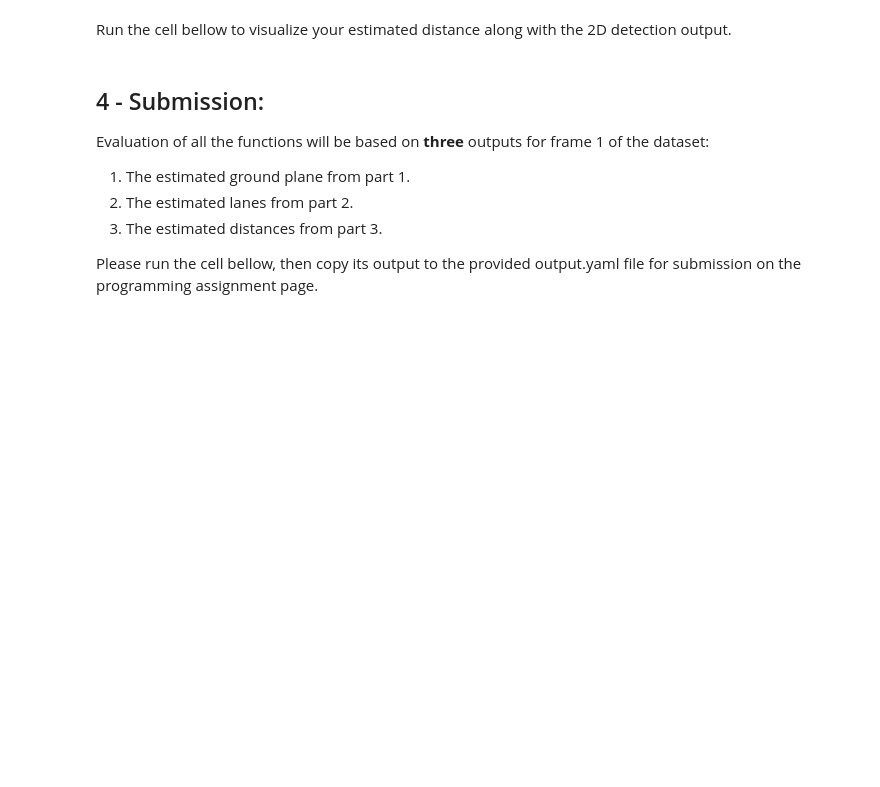
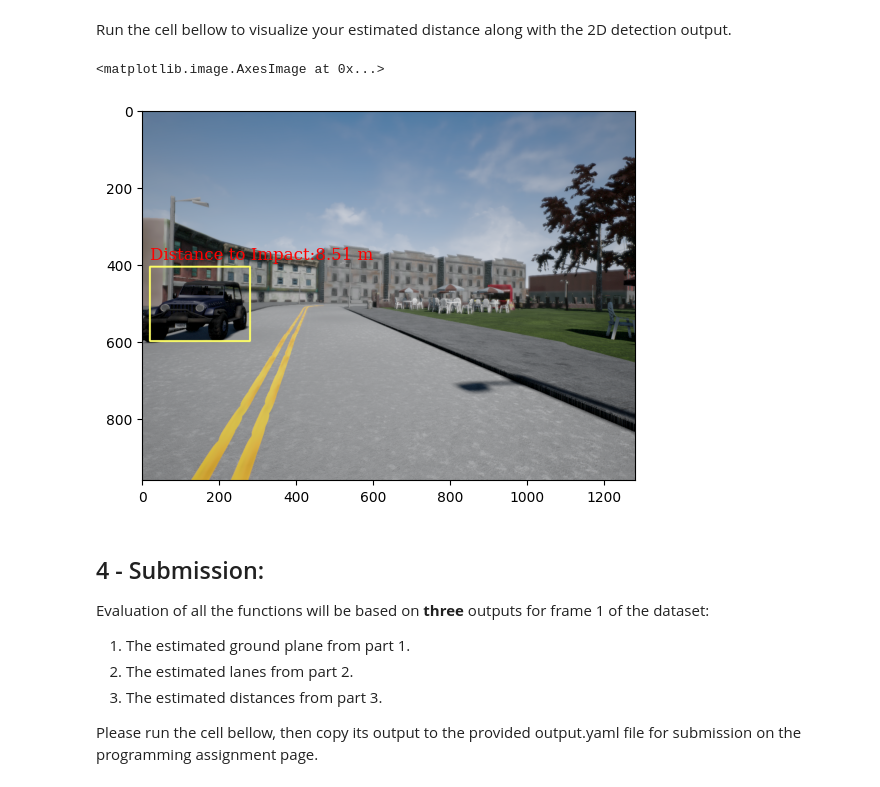
Before and after one commit to QuangMDoan/controller2d-nix, a Jupyter notebook: course3/module6/EnvironmentPerceptionv1.ipynb, the cells around one changed output. Saved outputs shown, nothing was run; the diff lists cells and outputs as text; code cells hidden in the pictures; blank space fills up the shorter version.

```diff
--- a/course3/module6/EnvironmentPerceptionv1.ipynb
+++ b/course3/module6/EnvironmentPerceptionv1.ipynb
@@ -675,10 +751,13 @@ The final task for this assessment is to estimate the minimum distance to every
 1. Compute the distance to the camera center using the x,y,z arrays from  part I. This can be done according to the equation: $ distance = \sqrt{x^2 + y^2 + z^2}$.
 2. Find the value of the minimum distance of all pixels inside the bounding box.
 # %%
-# Graded Function: find_min_distance_to_detection:
+# Compute the minimum distance to impact between every object in x, y, z tensors to center of camera (0, 0, 0)
+# 1. Compute the distance to the camera center using the x,y,z arrays.
+#       This can be done according to the equation: distance = sqrt{x^2 + y^2 + z^2}
+# 2. Find the value of the minimum distance of all pixels inside the bounding box
 def find_min_distance_to_detection(detections, x, y, z):
     """
-    Filter 2D detection output based on a semantic segmentation map.
+    Compute the minimum distance to impact between every object in x, y, z tensors to center of camera.
 
     Arguments:
     detections -- tensor of dimension (N, 5) containing detections in the form of [Class, x_min, y_min, x_max, y_max, score].
@@ -686,18 +765,30 @@ def find_min_distance_to_detection(detections, x, y, z):
     x -- tensor of dimension (H, W) containing the x coordinates of every pixel in the camera coordinate frame.
     y -- tensor of dimension (H, W) containing the y coordinates of every pixel in the camera coordinate frame.
     z -- tensor of dimensions (H,W) containing the z coordinates of every pixel in the camera coordinate frame.
+
     Returns:
     min_distances -- tensor of dimension (N, 1) containing distance to impact with every object in the scene.
 
     """
     ### START CODE HERE ### (≈ 20 lines in total)
+    min_distances = []
+    for detection in detections:
+        # Extract bounding box coordinates
+        x_min, y_min, x_max, y_max = int(float(detection[1])), int(float(detection[2])), int(float(detection[3])), int(float(detection[4]))
 
-    for detection in detections:
         # Step 1: Compute distance of every pixel in the detection bounds
+        x_bbox = x[y_min:y_max, x_min:x_max]
+        y_bbox = y[y_min:y_max, x_min:x_max]
+        z_bbox = z[y_min:y_max, x_min:x_max]
+
+        # Compute Euclidean distance from camera center (0, 0, 0)
+        distances = np.sqrt(x_bbox**2 + y_bbox**2 + z_bbox**2)
 
         # Step 2: Find minimum distance
+        min_distance = np.min(distances)
+        min_distances.append(min_distance)
 
-    ### END CODE HERE ###
+    min_distances = np.array(min_distances)
     return min_distances
 # %%
 min_distances = find_min_distance_to_detection(filtered_detections, x, y, z)
@@ -711,14 +803,16 @@ Minimum distance to impact is: 8.51
 Run the cell bellow to visualize your estimated distance along with the 2D detection output.
 # %%
 font = {'family': 'serif','color': 'red','weight': 'normal','size': 12}
-
 im_out = dataset_handler.vis_object_detection(filtered_detections)
 
 for detection, min_distance in zip(filtered_detections, min_distances):
-    bounding_box = np.asfarray(detection[1:5])
+    bounding_box = np.asarray(detection[1:5], dtype=float)
     plt.text(bounding_box[0], bounding_box[1] - 20, 'Distance to Impact:' + str(np.round(min_distance, 2)) + ' m', fontdict=font)
 
 plt.imshow(im_out)
+# %% [output]
+<matplotlib.image.AxesImage at 0x...>
+[figure, added]
 # %% [markdown]
 ## 4 - Submission:
 
```
Also changed, not shown: parts of 27 cells of this notebook, 2 other files.
